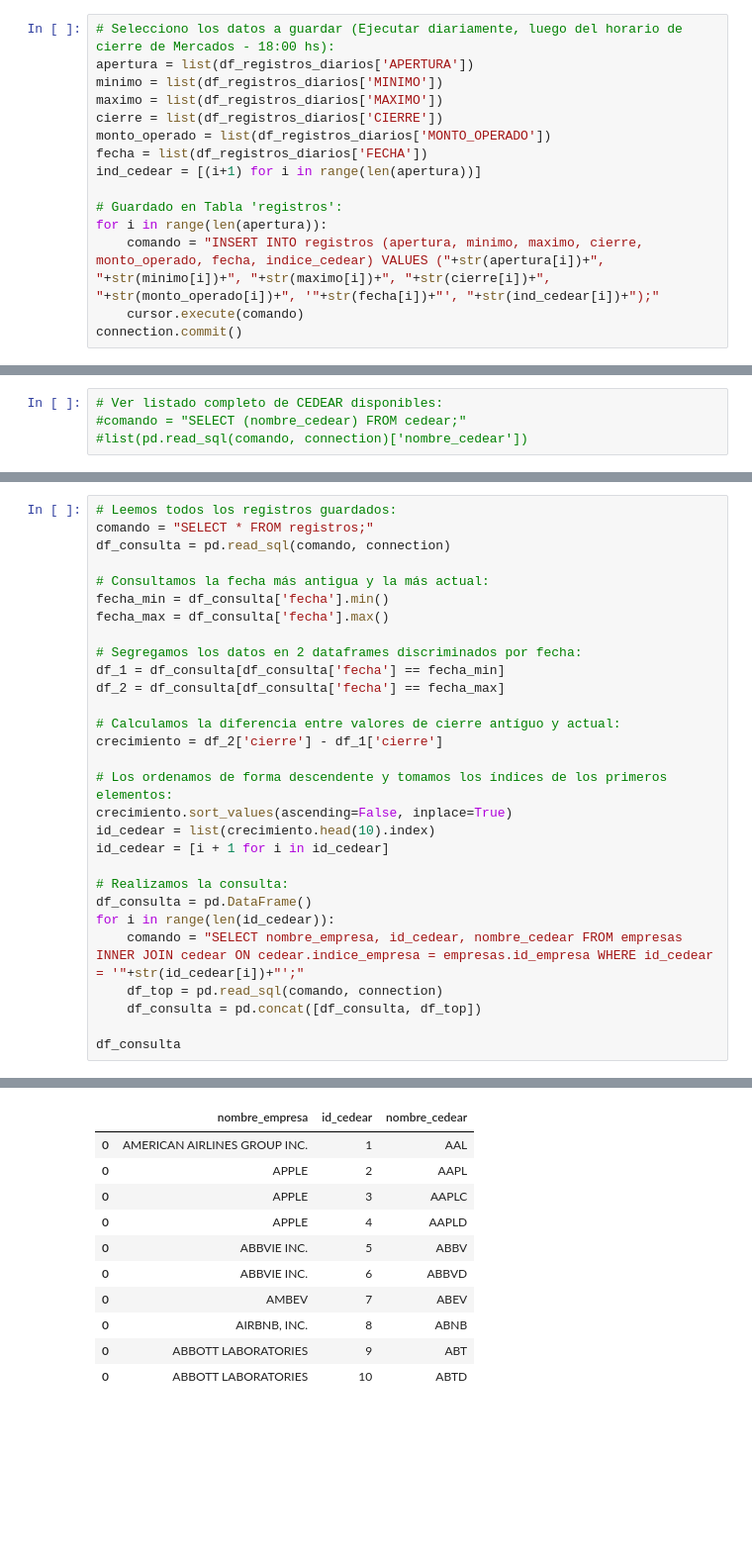
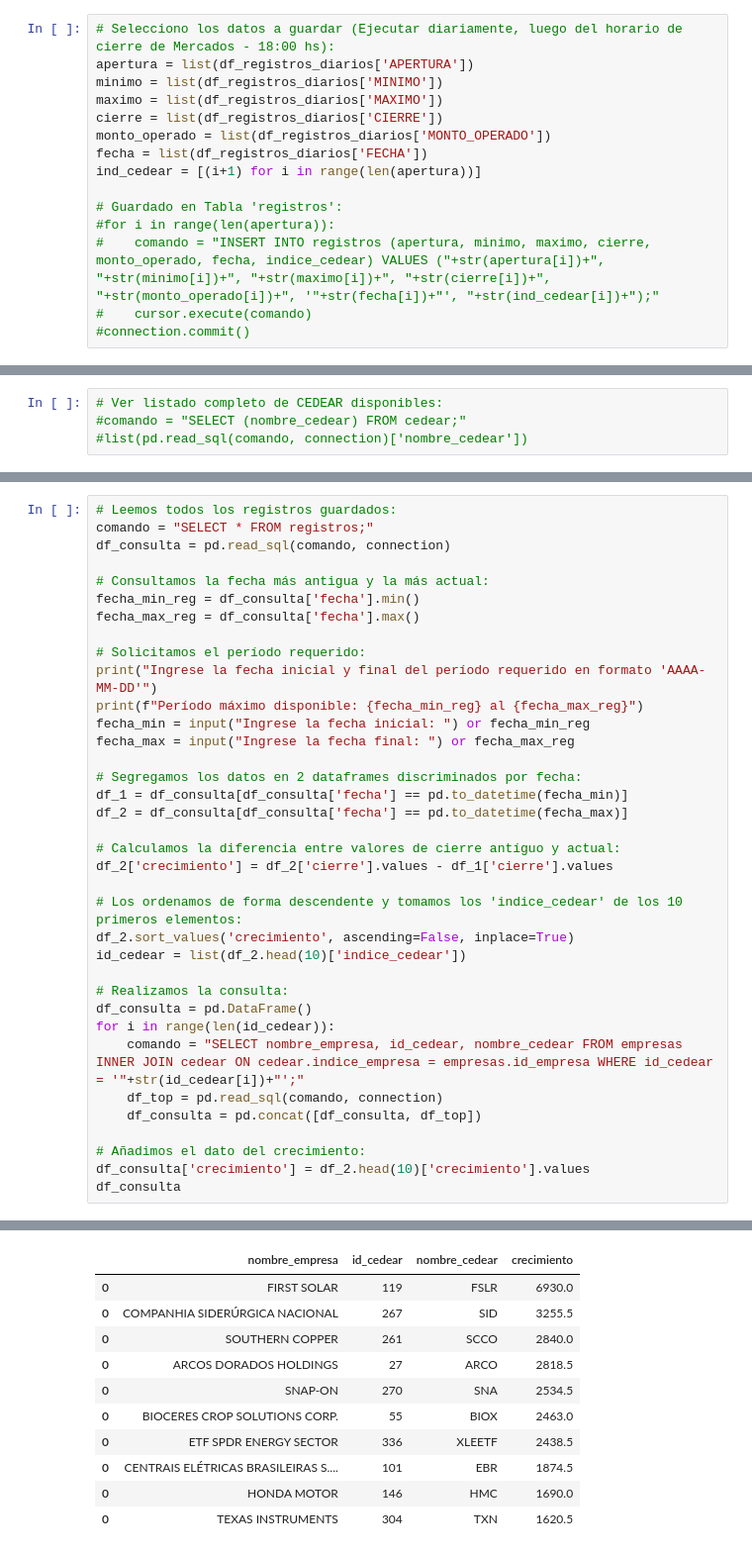
Before and after one commit to nicolasgds/ProyectoIntegrador2023, a Jupyter notebook: main.ipynb, the cells around one changed output, grey strips where cells are left out. Shown: that part at 99% size. Cells and saved outputs as stored; diff of their text form; blank space fills up the shorter version.

```diff
--- a/main.ipynb
+++ b/main.ipynb
@@ -256,10 +256,10 @@ fecha = list(df_registros_diarios['FECHA'])
 ind_cedear = [(i+1) for i in range(len(apertura))]
 
 # Guardado en Tabla 'registros':
-for i in range(len(apertura)):
-    comando = "INSERT INTO registros (apertura, minimo, maximo, cierre, monto_operado, fecha, indice_cedear) VALUES ("+str(apertura[i])+", "+str(minimo[i])+", "+str(maximo[i])+", "+str(cierre[i])+", "+str(monto_operado[i])+", '"+str(fecha[i])+"', "+str(ind_cedear[i])+");"
-    cursor.execute(comando)
-connection.commit()
+#for i in range(len(apertura)):
+#    comando = "INSERT INTO registros (apertura, minimo, maximo, cierre, monto_operado, fecha, indice_cedear) VALUES ("+str(apertura[i])+", "+str(minimo[i])+", "+str(maximo[i])+", "+str(cierre[i])+", "+str(monto_operado[i])+", '"+str(fecha[i])+"', "+str(ind_cedear[i])+");"
+#    cursor.execute(comando)
+#connection.commit()
 # %%
 # Consulta general de prueba:
 #comando = "SELECT empresas.id_empresa, empresas.nombre_empresa, cedear.id_cedear, cedear.nombre_cedear, registros.id_registro, registros.apertura, registros.minimo, registros.maximo, registros.cierre, registros.monto_operado, registros.fecha FROM empresas INNER JOIN cedear ON cedear.indice_empresa = empresas.id_empresa INNER JOIN registros ON registros.indice_cedear = cedear.id_cedear;"
@@ -349,20 +346,25 @@ comando = "SELECT * FROM registros;"
 df_consulta = pd.read_sql(comando, connection)
 
 # Consultamos la fecha más antigua y la más actual:
-fecha_min = df_consulta['fecha'].min()
-fecha_max = df_consulta['fecha'].max()
+fecha_min_reg = df_consulta['fecha'].min()
+fecha_max_reg = df_consulta['fecha'].max()
+
+# Solicitamos el período requerido:
+print("Ingrese la fecha inicial y final del período requerido en formato 'AAAA-MM-DD'")
+print(f"Período máximo disponible: {fecha_min_reg} al {fecha_max_reg}")
+fecha_min = input("Ingrese la fecha inicial: ") or fecha_min_reg
+fecha_max = input("Ingrese la fecha final: ") or fecha_max_reg
 
 # Segregamos los datos en 2 dataframes discriminados por fecha:
-df_1 = df_consulta[df_consulta['fecha'] == fecha_min]
-df_2 = df_consulta[df_consulta['fecha'] == fecha_max]
+df_1 = df_consulta[df_consulta['fecha'] == pd.to_datetime(fecha_min)]
+df_2 = df_consulta[df_consulta['fecha'] == pd.to_datetime(fecha_max)]
 
 # Calculamos la diferencia entre valores de cierre antíguo y actual:
-crecimiento = df_2['cierre'] - df_1['cierre']
+df_2['crecimiento'] = df_2['cierre'].values - df_1['cierre'].values
 
-# Los ordenamos de forma descendente y tomamos los índices de los primeros elementos:
-crecimiento.sort_values(ascending=False, inplace=True)
-id_cedear = list(crecimiento.head(10).index)
-id_cedear = [i + 1 for i in id_cedear]
+# Los ordenamos de forma descendente y tomamos los 'indice_cedear' de los 10 primeros elementos:
+df_2.sort_values('crecimiento', ascending=False, inplace=True)
+id_cedear = list(df_2.head(10)['indice_cedear'])
 
 # Realizamos la consulta:
 df_consulta = pd.DataFrame()
@@ -371,5 +373,7 @@ for i in range(len(id_cedear)):
     df_top = pd.read_sql(comando, connection)
     df_consulta = pd.concat([df_consulta, df_top])
 
+# Añadimos el dato del crecimiento:
+df_consulta['crecimiento'] = df_2.head(10)['crecimiento'].values
 df_consulta
 # %% [output]
@@ -376,11 +384,11 @@ df_consulta
-|  | nombre_empresa | id_cedear | nombre_cedear |
-| 0 | AMERICAN AIRLINES GROUP INC. | 1 | AAL |
-| 0 | APPLE | 2 | AAPL |
-| 0 | APPLE | 3 | AAPLC |
-| 0 | APPLE | 4 | AAPLD |
-| 0 | ABBVIE INC. | 5 | ABBV |
-| 0 | ABBVIE INC. | 6 | ABBVD |
-| 0 | AMBEV | 7 | ABEV |
-| 0 | AIRBNB, INC. | 8 | ABNB |
-| 0 | ABBOTT LABORATORIES | 9 | ABT |
-| 0 | ABBOTT LABORATORIES | 10 | ABTD |
+|  | nombre_empresa | id_cedear | nombre_cedear | crecimiento |
+| 0 | FIRST SOLAR | 119 | FSLR | 6930.0 |
+| 0 | COMPANHIA SIDERÚRGICA NACIONAL | 267 | SID | 3255.5 |
+| 0 | SOUTHERN COPPER | 261 | SCCO | 2840.0 |
+| 0 | ARCOS DORADOS HOLDINGS | 27 | ARCO | 2818.5 |
+| 0 | SNAP-ON | 270 | SNA | 2534.5 |
+| 0 | BIOCERES CROP SOLUTIONS CORP. | 55 | BIOX | 2463.0 |
+| 0 | ETF SPDR ENERGY SECTOR | 336 | XLEETF | 2438.5 |
+| 0 | CENTRAIS ELÉTRICAS BRASILEIRAS S.... | 101 | EBR | 1874.5 |
+| 0 | HONDA MOTOR | 146 | HMC | 1690.0 |
+| 0 | TEXAS INSTRUMENTS | 304 | TXN | 1620.5 |
```
Also changed, not shown: parts of 8 cells of this notebook.
